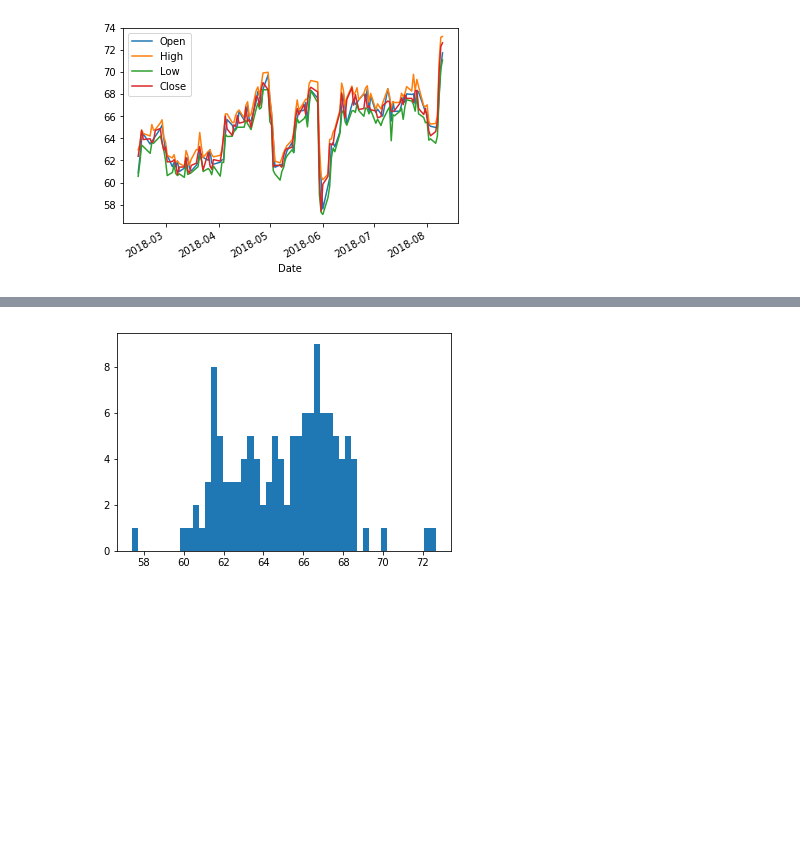
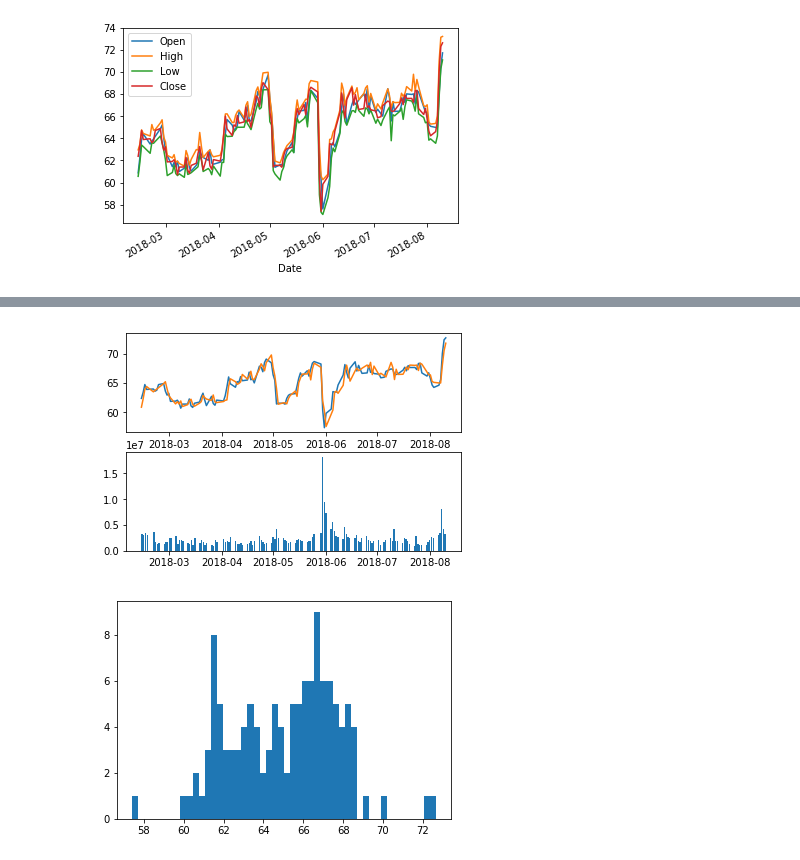
Before and after one commit to jacksmd12/financegraphs, a Jupyter notebook: Financegraphs.ipynb, the cells around one changed output, grey strips where cells are left out. Cells and saved outputs as stored; diff of their text form; code cells hidden in the pictures; blank space fills up the shorter version.

Commit message:
added price and volume graph

```diff
--- a/Financegraphs.ipynb
+++ b/Financegraphs.ipynb
@@ -61,3 +57,15 @@ ModuleNotFoundError: No module named 'matplotlib.finance'
+# %%
+
+
+fig, axs = plt.subplots(2)
+
+axs[0, ].plot(price["Close"])
+axs[0, ].plot(price["Open"])
+axs[1, ].bar(d.index, d["Volume"])
+
+plt.show()
+# %% [output]
+[figure, added]
 # %%
 # histogram of prices. n, bins, patches are not used here. refer to https://matplotlib.org/api/_as_gen/matplotlib.pyplot.hist.html
 
```
Also changed, not shown: parts of 1 cell of this notebook.
